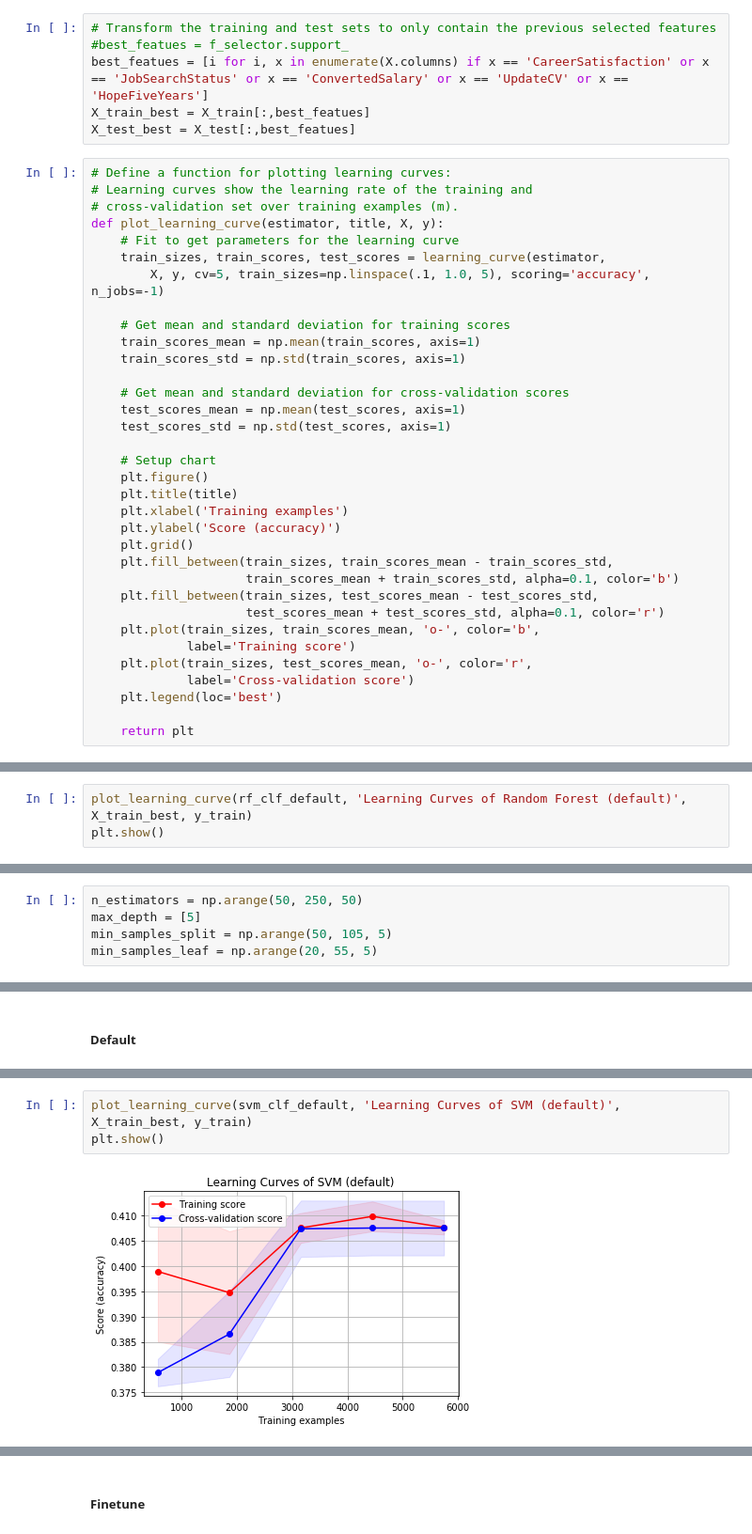
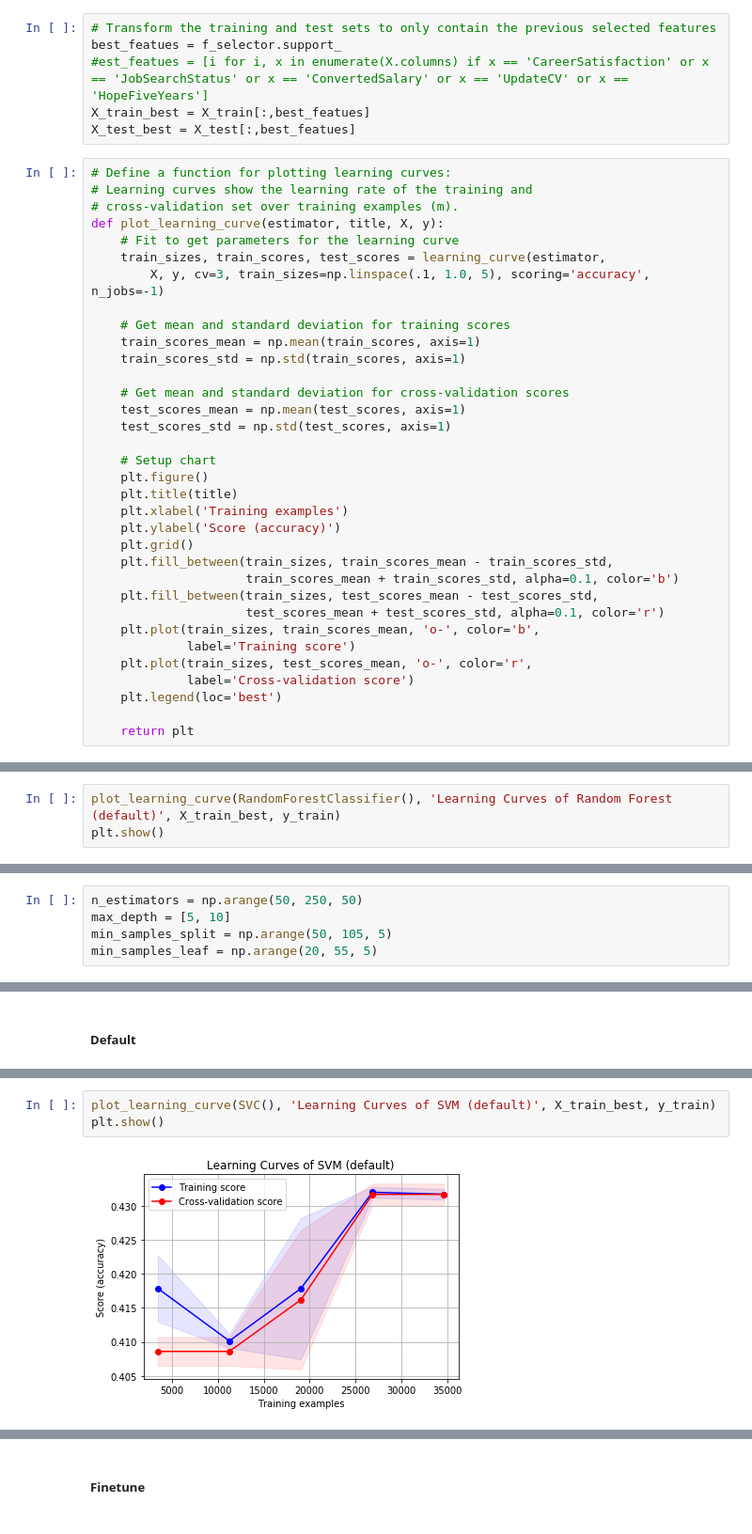
Before and after one commit to Vidovitsch/stack-overflow-survey-model, a Jupyter notebook: research.ipynb, the cells around one changed output, grey strips where cells are left out. Shown at 94% size. Saved outputs shown, nothing was run; the diff lists cells and outputs as text.

```diff
--- a/research.ipynb
+++ b/research.ipynb
@@ -351,8 +351,8 @@ from sklearn.model_selection import validation_curve
 from sklearn.metrics import accuracy_score, f1_score, precision_score, recall_score, confusion_matrix
 # %%
 # Transform the training and test sets to only contain the previous selected features
-#best_featues = f_selector.support_
-best_featues = [i for i, x in enumerate(X.columns) if x == 'CareerSatisfaction' or x == 'JobSearchStatus' or x == 'ConvertedSalary' or x == 'UpdateCV' or x == 'HopeFiveYears']
+best_featues = f_selector.support_
+#est_featues = [i for i, x in enumerate(X.columns) if x == 'CareerSatisfaction' or x == 'JobSearchStatus' or x == 'ConvertedSalary' or x == 'UpdateCV' or x == 'HopeFiveYears']
 X_train_best = X_train[:,best_featues]
 X_test_best = X_test[:,best_featues]
 # %%
@@ -362,7 +362,7 @@ X_test_best = X_test[:,best_featues]
 def plot_learning_curve(estimator, title, X, y):
     # Fit to get parameters for the learning curve
     train_sizes, train_scores, test_scores = learning_curve(estimator,
-        X, y, cv=5, train_sizes=np.linspace(.1, 1.0, 5), scoring='accuracy', n_jobs=-1)
+        X, y, cv=3, train_sizes=np.linspace(.1, 1.0, 5), scoring='accuracy', n_jobs=-1)
 
     # Get mean and standard deviation for training scores
     train_scores_mean = np.mean(train_scores, axis=1)
@@ -469,4 +469,4 @@ Recall on test set: 0.306
 # %%
-plot_learning_curve(rf_clf_default, 'Learning Curves of Random Forest (default)', X_train_best, y_train)
+plot_learning_curve(RandomForestClassifier(), 'Learning Curves of Random Forest (default)', X_train_best, y_train)
 plt.show()
 # %% [output]
@@ -521,7 +544,7 @@ plt.show()
 ##### Finetune
 # %%
 n_estimators = np.arange(50, 250, 50)
-max_depth = [5]
+max_depth = [5, 10]
 min_samples_split = np.arange(50, 105, 5)
 min_samples_leaf = np.arange(20, 55, 5)
 # %%
@@ -613,5 +644,5 @@ Recall on test set: 0.645
 # %%
-plot_learning_curve(svm_clf_default, 'Learning Curves of SVM (default)', X_train_best, y_train)
+plot_learning_curve(SVC(), 'Learning Curves of SVM (default)', X_train_best, y_train)
 plt.show()
 # %% [output]
-[figure, old version]
+[figure, new version]
```
Also changed, not shown: parts of 59 cells of this notebook, 1 other file.
